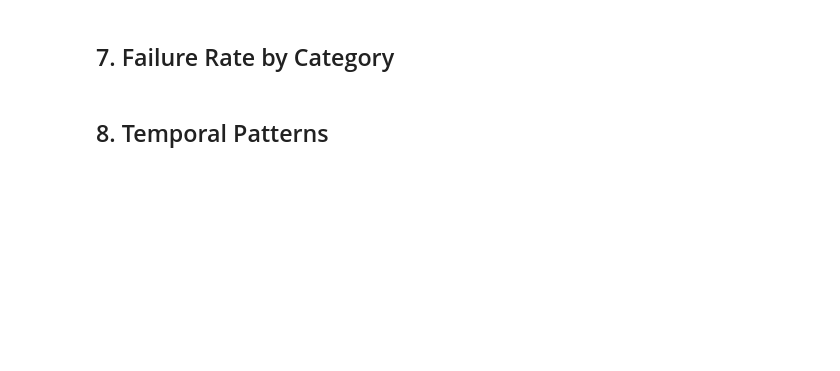
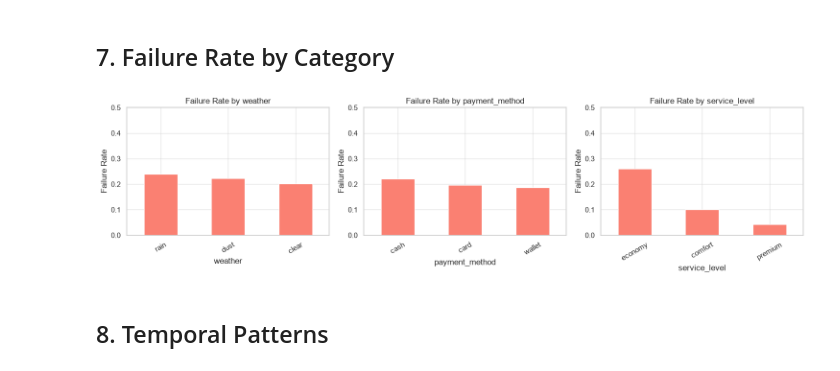
Before and after one commit to bassant2005/cairogo-ride-failure-prediction, a Jupyter notebook: notebooks/01_data_overview.ipynb, the cells around one changed output. Cells and saved outputs as stored; diff of their text form; code cells hidden in the pictures; blank space fills up the shorter version.

```diff
--- a/notebooks/01_data_overview.ipynb
+++ b/notebooks/01_data_overview.ipynb
@@ -96,17 +181,29 @@ for col in cat_features:
 # %% [markdown]
 ## 7. Failure Rate by Category
 # %%
+
 fig, axes = plt.subplots(1, 3, figsize=(15, 4))
+
 for ax, col in zip(axes, cat_features):
     fail_rate = trips.groupby(col)['request_failed'].mean().sort_values(ascending=False)
-    fail_rate.plot(kind='bar', ax=ax, color='salmon', edgecolor='white')
+
+    fail_rate.plot(
+        kind='bar',
+        ax=ax,
+        color='salmon',
+        edgecolor='white'
+    )
+
     ax.set_title(f'Failure Rate by {col}')
     ax.set_ylabel('Failure Rate')
     ax.set_ylim(0, 0.5)
     ax.tick_params(axis='x', rotation=30)
+
 plt.tight_layout()
-plt.savefig('reports/figures/failure_rate_by_category.png', dpi=150)
+plt.savefig('../reports/figures/failure_rate_by_category.png', dpi=150)
 plt.show()
+# %% [output]
+[figure, added]
 # %% [markdown]
 ## 8. Temporal Patterns
 # %%
```
Also changed, not shown: parts of 12 cells of this notebook, 2 other files.
